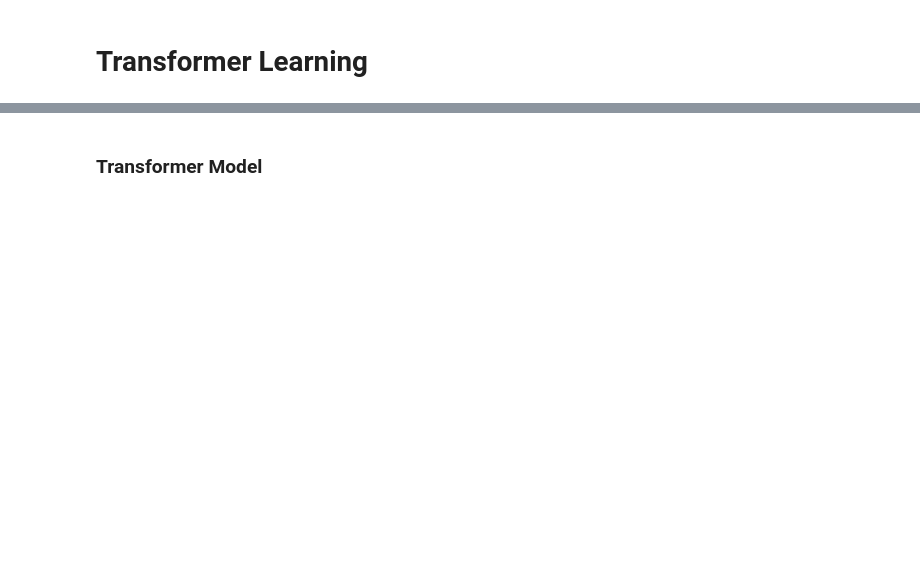
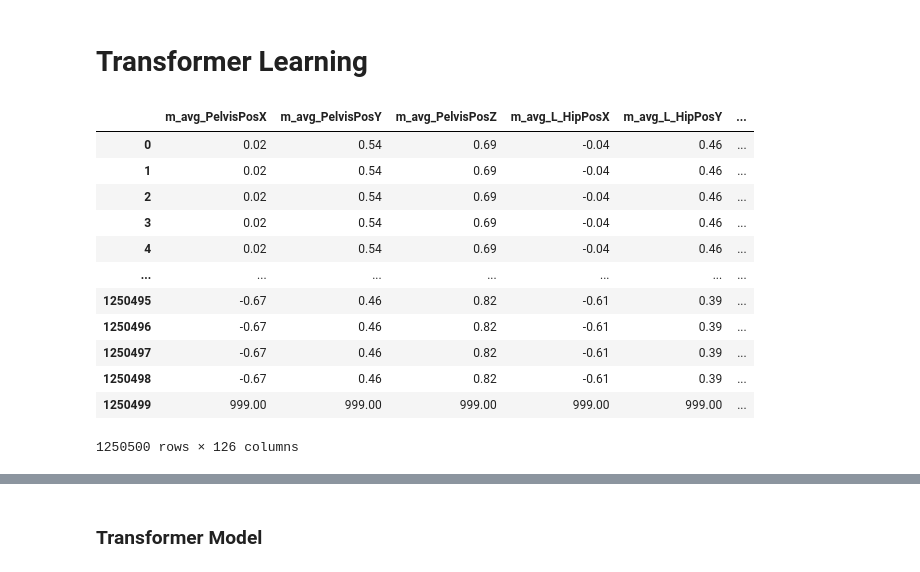
Before and after one commit to jeonsun3629/Sequential-Model, a Jupyter notebook: 02. TransformerPractice_torch.ipynb, the cells around one changed output, grey strips where cells are left out. Drawn from its saved outputs; the diff is of its cells as text; code cells hidden in the pictures; blank space fills up the shorter version.

```diff
--- a/02. TransformerPractice_torch.ipynb
+++ b/02. TransformerPractice_torch.ipynb
@@ -41,9 +56,16 @@ len(combined_df)
 # %%
+# Rotation 컬럼만 선택
 rotation_columns = [col for col in combined_df.columns if 'Rot' in col]
+
+# Position 컬럼만 선택
+position_columns = [col for col in combined_df.columns if 'Pos' in col]
+
+# DataFrame 분리
 rotation_df = combined_df[rotation_columns]
+position_df = combined_df[position_columns]
 
-# -180~180 사이로 정규화
-normalize_angle = lambda x: x if x == 999 else (x - 360) if x > 180 else (x + 360) if x < -180 else x
+# Rotation 컬럼만 -180~180 사이로 정규화
+normalize_angle = lambda x:x if x == 999 else (x - 360) if x > 180 else (x + 360) if x < -180 else x
 rotation_df = rotation_df.apply(lambda col: col.apply(normalize_angle))
 # %%
 # -180 ~ 180 범위를 벗어나는 값이 있는지 확인
@@ -57 +81,4 @@ else:
+# %%
+# Position 컬럼은 그대로 두고, 다시 합치기
+posrot_df = pd.concat([position_df, rotation_df], axis=1)
 # %%
@@ -70,4 +97,4 @@ import math
 from tqdm import tqdm
 # %%
 # 변환된 데이터를 DataFrame으로 변환
-rotation_df = pd.DataFrame(rotation_df, columns=rotation_df.columns)
+posrot_df = pd.DataFrame(posrot_df, columns=posrot_df.columns)
@@ -76 +101,19 @@ rotation_df
+# %%
+posrot_df = posrot_df.map(lambda x: float(f"{x:.2f}") if isinstance(x, (int, float)) else x)
+# %%
+posrot_df
+# %% [output]
+|  | m_avg_PelvisPosX | m_avg_PelvisPosY | m_avg_PelvisPosZ | m_avg_L_HipPosX | m_avg_L_HipPosY | ... |
+| 0 | 0.02 | 0.54 | 0.69 | -0.04 | 0.46 | ... |
+| 1 | 0.02 | 0.54 | 0.69 | -0.04 | 0.46 | ... |
+| 2 | 0.02 | 0.54 | 0.69 | -0.04 | 0.46 | ... |
+| 3 | 0.02 | 0.54 | 0.69 | -0.04 | 0.46 | ... |
+| 4 | 0.02 | 0.54 | 0.69 | -0.04 | 0.46 | ... |
+| ... | ... | ... | ... | ... | ... | ... |
+| 1250495 | -0.67 | 0.46 | 0.82 | -0.61 | 0.39 | ... |
+| 1250496 | -0.67 | 0.46 | 0.82 | -0.61 | 0.39 | ... |
+| 1250497 | -0.67 | 0.46 | 0.82 | -0.61 | 0.39 | ... |
+| 1250498 | -0.67 | 0.46 | 0.82 | -0.61 | 0.39 | ... |
+| 1250499 | 999.00 | 999.00 | 999.00 | 999.00 | 999.00 | ... |
+1250500 rows × 126 columns
 # %%
```
Also changed, not shown: parts of 46 cells of this notebook, 4 other files.
